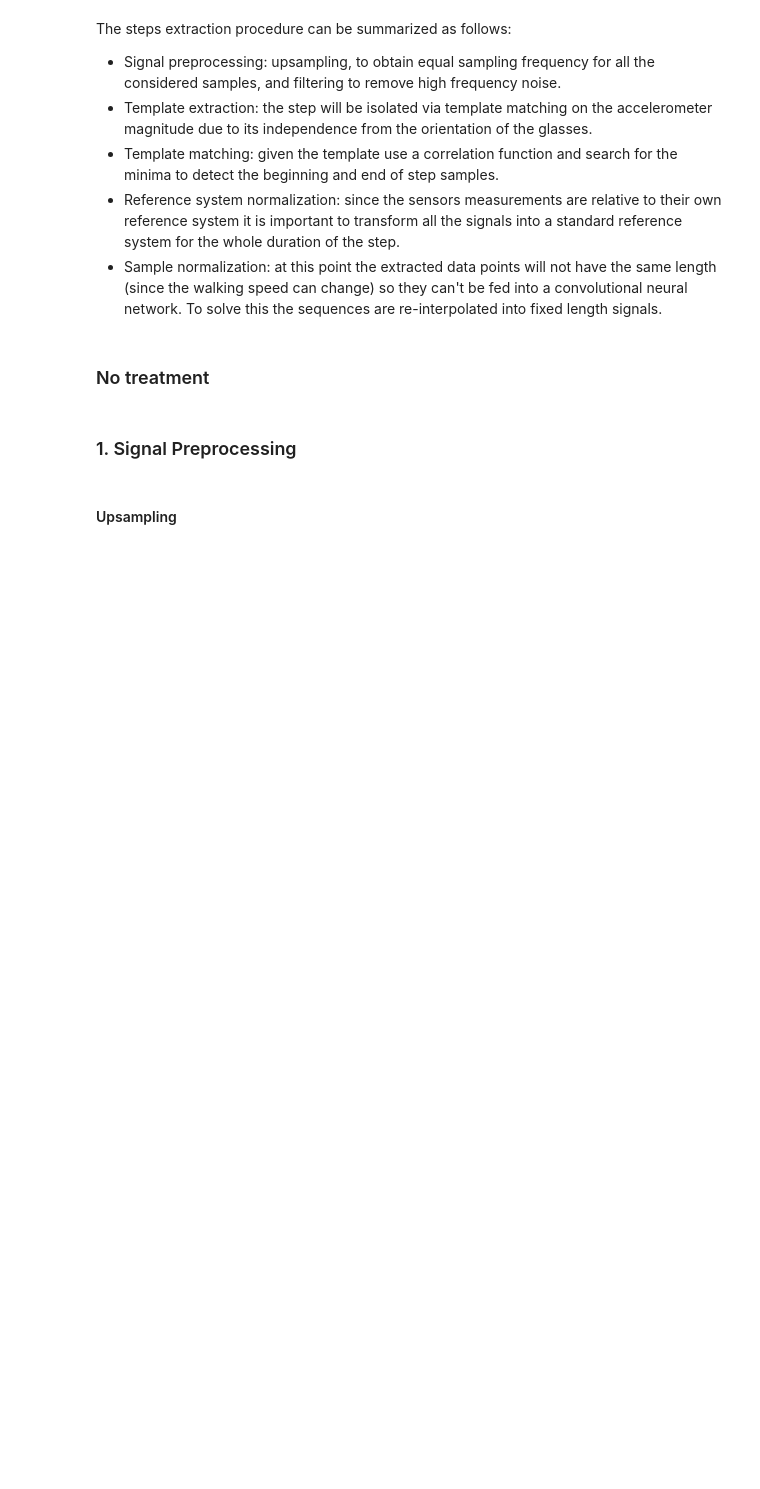
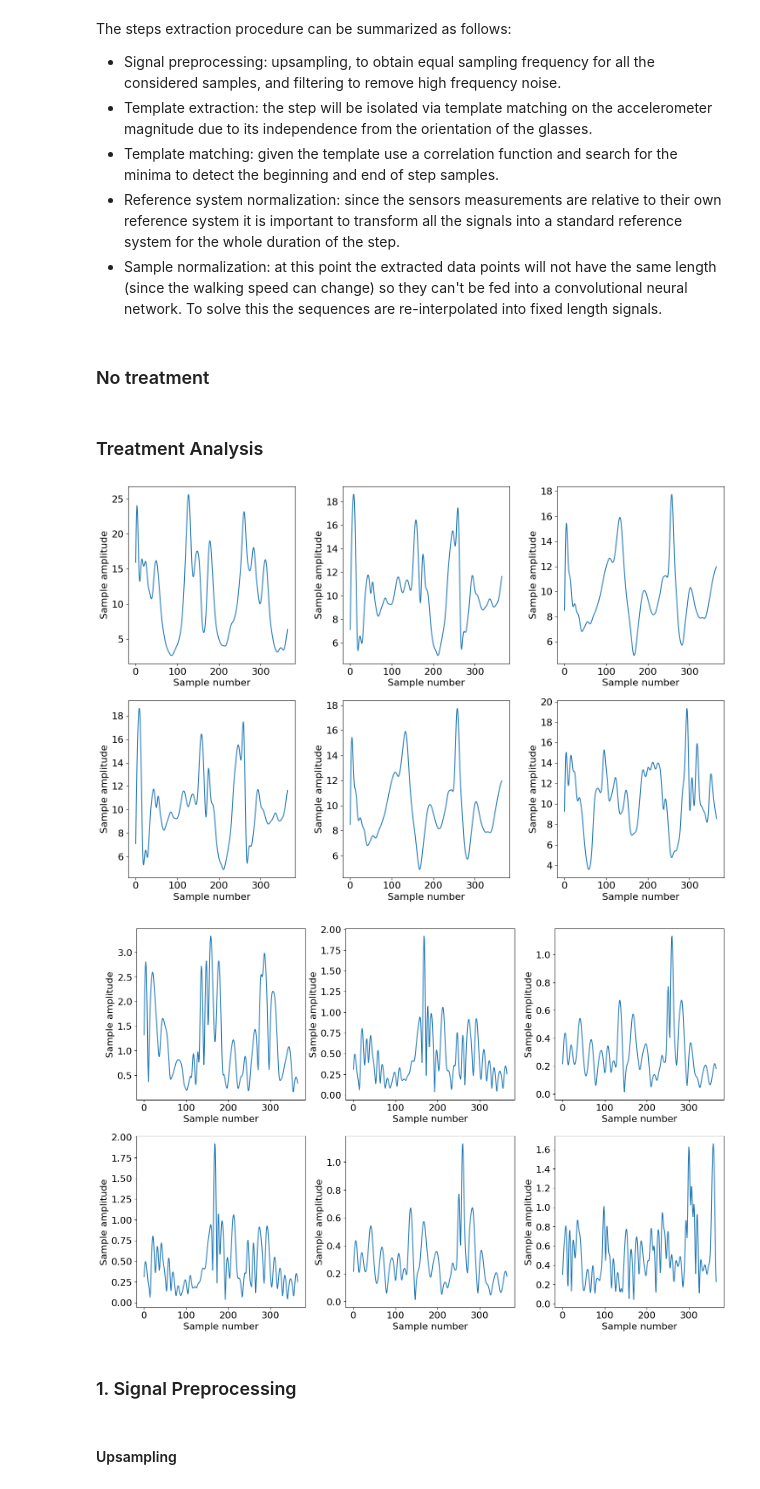
Before and after one commit to guinucool/GaitRecognitionIn-The-Wild, a Jupyter notebook: gait-recognition.ipynb, the cells around one changed output. Saved outputs shown, nothing was run; the diff lists cells and outputs as text; code cells hidden in the pictures; blank space fills up the shorter version.

```diff
--- a/gait-recognition.ipynb
+++ b/gait-recognition.ipynb
@@ -341,6 +342,17 @@ final_output_train = output_train
 final_accelerometer_test = accelerometer_test
 final_gyroscope_test = gyroscope_test
 final_output_test = output_test
+# %% [markdown]
+### Treatment Analysis
+# %%
+# Print accelerometer samples
+show_sample(final_accelerometer_train, 6)
+
+# Print gyroscope samples
+show_sample(final_gyroscope_train, 6)
+# %% [output]
+[figure, added]
+[figure, added]
 # %% [markdown]
 ### 1. Signal Preprocessing
 # %% [markdown]
```
Also changed, not shown: parts of 6 cells of this notebook.
